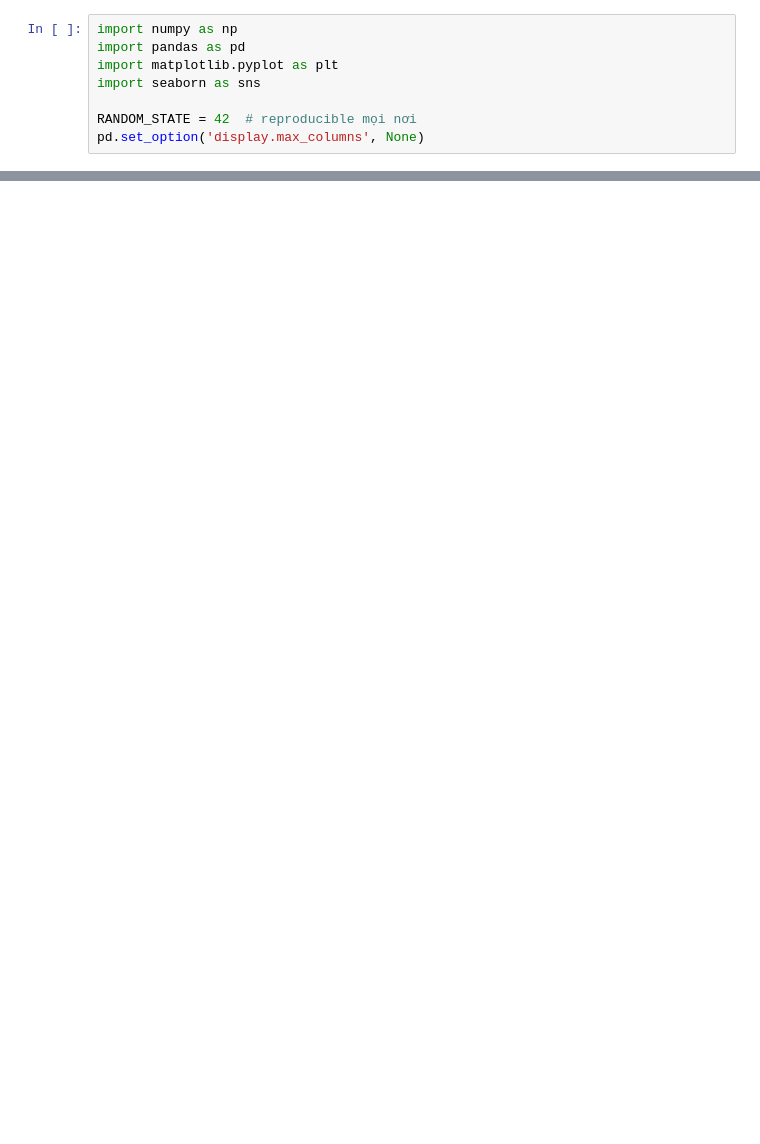
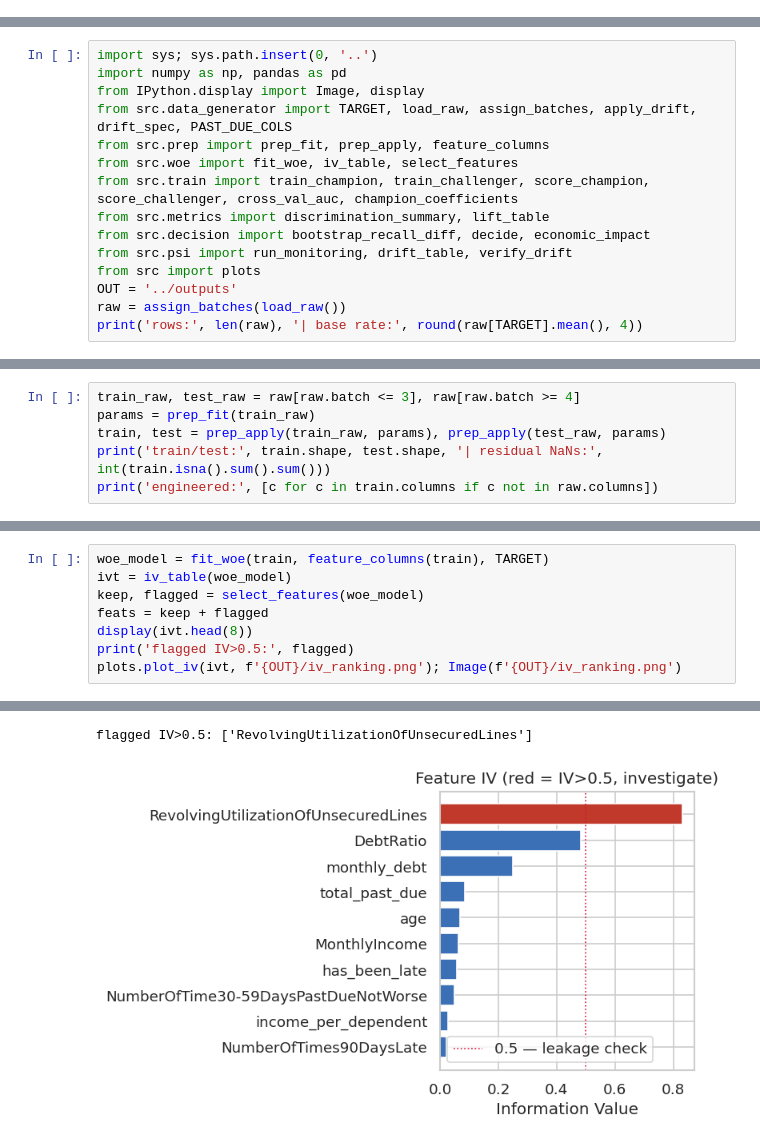
Before and after one commit to nphuoctho/credit-scoring-psi-csi, a Jupyter notebook: notebooks/credit-scoring.ipynb, the cells around one changed output, grey strips where cells are left out. Saved outputs shown, nothing was run; the diff lists cells and outputs as text; blank space fills up the shorter version.

```diff
--- a/notebooks/credit-scoring.ipynb
+++ b/notebooks/credit-scoring.ipynb
@@ -9,8 +0,0 @@
-# %%
-import numpy as np
-import pandas as pd
-import matplotlib.pyplot as plt
-import seaborn as sns
-
-RANDOM_STATE = 42  # reproducible mọi nơi
-pd.set_option('display.max_columns', None)
@@ -97,0 +13,15 @@ Time-window giả lập · fairness out-of-scope · WoE-in-CV (production).
+# %%
+import sys; sys.path.insert(0, '..')
+import numpy as np, pandas as pd
+from IPython.display import Image, display
+from src.data_generator import TARGET, load_raw, assign_batches, apply_drift, drift_spec, PAST_DUE_COLS
+from src.prep import prep_fit, prep_apply, feature_columns
+from src.woe import fit_woe, iv_table, select_features
+from src.train import train_champion, train_challenger, score_champion, score_challenger, cross_val_auc, champion_coefficients
+from src.metrics import discrimination_summary, lift_table
+from src.decision import bootstrap_recall_diff, decide, economic_impact
+from src.psi import run_monitoring, drift_table, verify_drift
+from src import plots
+OUT = '../outputs'
+raw = assign_batches(load_raw())
+print('rows:', len(raw), '| base rate:', round(raw[TARGET].mean(), 4))
@@ -97,0 +59,6 @@ Time-window giả lập · fairness out-of-scope · WoE-in-CV (production).
+# %%
+train_raw, test_raw = raw[raw.batch <= 3], raw[raw.batch >= 4]
+params = prep_fit(train_raw)
+train, test = prep_apply(train_raw, params), prep_apply(test_raw, params)
+print('train/test:', train.shape, test.shape, '| residual NaNs:', int(train.isna().sum().sum()))
+print('engineered:', [c for c in train.columns if c not in raw.columns])
@@ -97,0 +76,9 @@ Time-window giả lập · fairness out-of-scope · WoE-in-CV (production).
+# %%
+woe_model = fit_woe(train, feature_columns(train), TARGET)
+ivt = iv_table(woe_model)
+keep, flagged = select_features(woe_model)
+feats = keep + flagged
+display(ivt.head(8))
+print('flagged IV>0.5:', flagged)
+plots.plot_iv(ivt, f'{OUT}/iv_ranking.png'); Image(f'{OUT}/iv_ranking.png')
+# %% [output]
@@ -97,0 +94,2 @@ Time-window giả lập · fairness out-of-scope · WoE-in-CV (production).
+flagged IV>0.5: ['RevolvingUtilizationOfUnsecuredLines']
+[figure, added]
```
Also changed, not shown: parts of 42 cells of this notebook.
